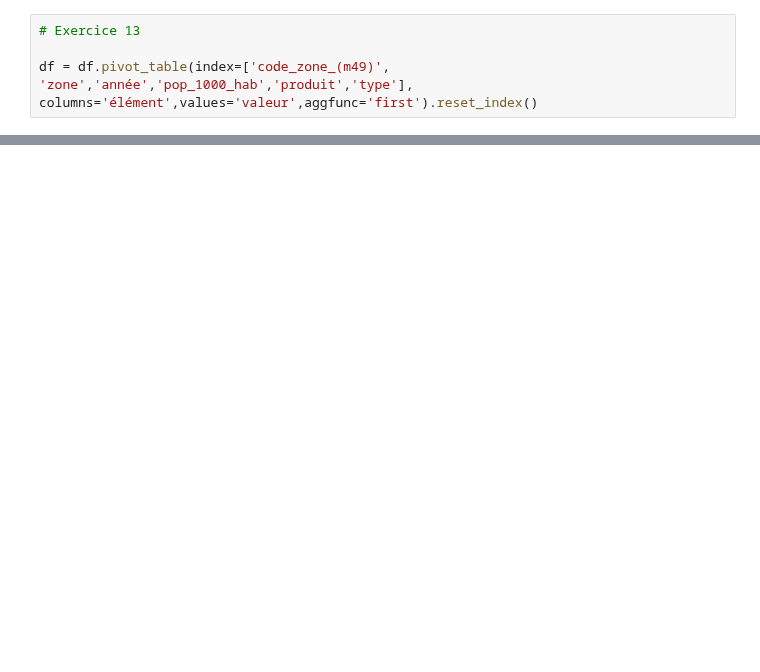
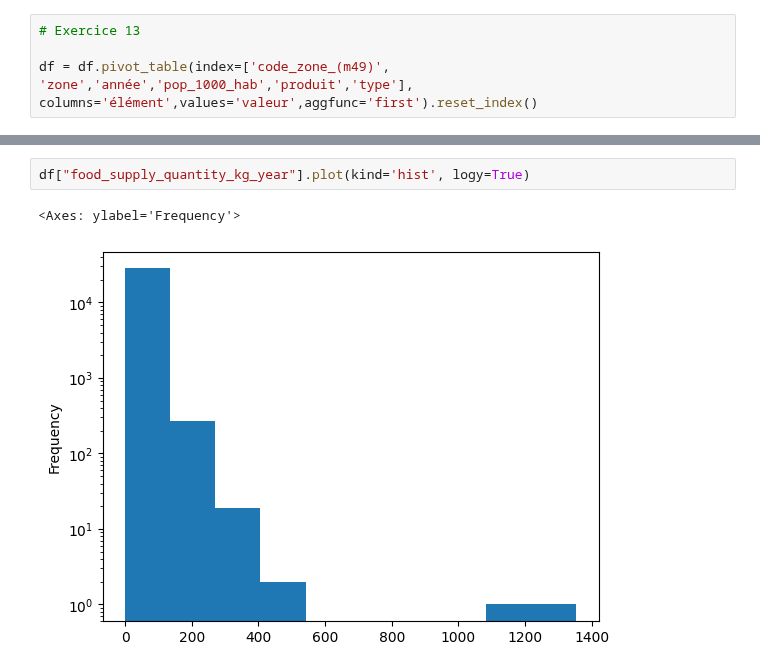
Before and after one commit to Melobgn/Brief-pandas-SEM, a Jupyter notebook: df_final.ipynb, the cells around one changed output, grey strips where cells are left out. Saved outputs shown, nothing was run; the diff lists cells and outputs as text; blank space fills up the shorter version.

```diff
--- a/df_final.ipynb
+++ b/df_final.ipynb
@@ -151,0 +373,5 @@ df_geo.rename(columns={'code_zone_(m49)': 'area_country','zone': 'country','ann
+# %%
+df["food_supply_quantity_kg_year"].plot(kind='hist', logy=True)
+# %% [output]
+<Axes: ylabel='Frequency'>
+[figure, added]
```
Also changed, not shown: parts of 41 cells of this notebook, 28 other files.
